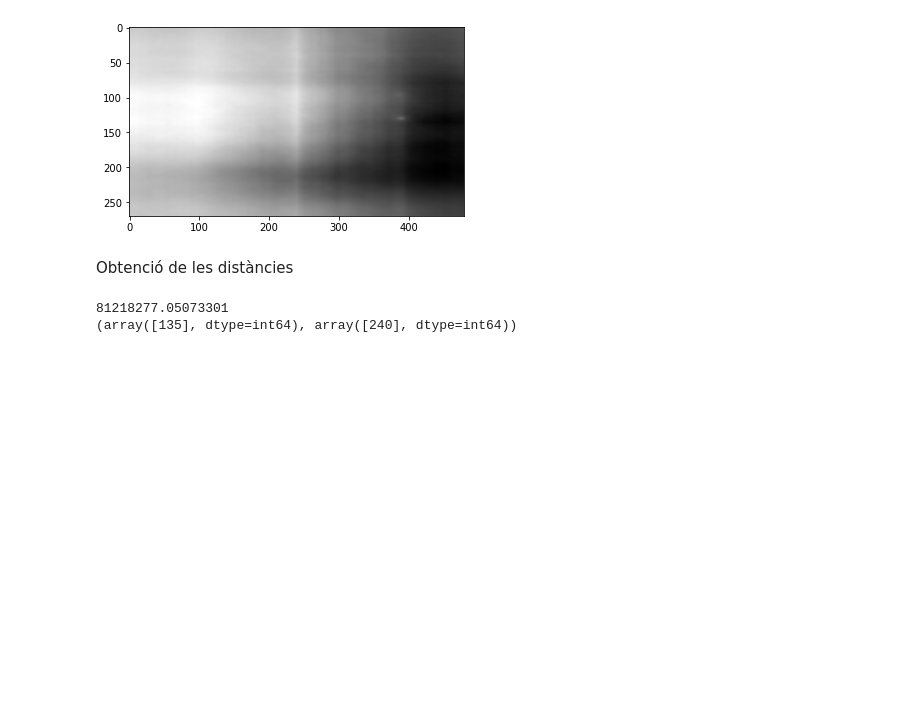
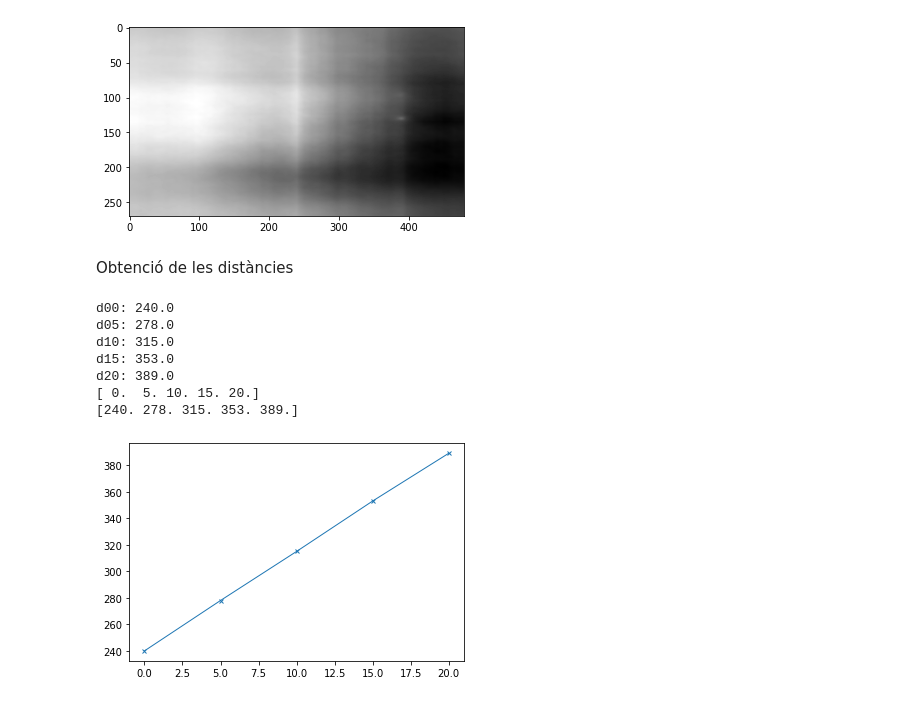
Before and after one commit to olivierleblanc/diffusercam, a Jupyter notebook: bernat/test01.ipynb, the cells around one changed output. Saved outputs shown, nothing was run; the diff lists cells and outputs as text; code cells hidden in the pictures; blank space fills up the shorter version.

```diff
--- a/bernat/test01.ipynb
+++ b/bernat/test01.ipynb
@@ -148,13 +148,50 @@ plt.show()
 [figure]
 # %% [markdown]
 Obtenció de les distàncies
-# %%
-max_value=np.amax(z1_00)
-max_pos=np.where(z1_00==max_value)
-# max_pos=float(max_pos)
-
-print(max_value)
-print(max_pos)
-# %% [output]
-81218277.05073301
-(array([135], dtype=int64), array([240], dtype=int64))
+# %%
+#d00
+d00_max_value=np.amax(z1_00)
+[d00_max_pos_x, d00_max_pos_y]=np.where(z1_00==d00_max_value)
+d00_max_pos_y=float(d00_max_pos_y)
+print('d00:',d00_max_pos_y)
+
+#d05
+d05_max_value=np.amax(z1_05[:,250:300])
+[d05_max_pos_x, d05_max_pos_y]=np.where(z1_05[:,250:300]==d05_max_value)
+d05_max_pos_y=float(d05_max_pos_y)+250
+print('d05:',d05_max_pos_y)
+
+#d10
+d10_max_value=np.amax(z1_10[:,300:3500])
+[d10_max_pos_x, d10_max_pos_y]=np.where(z1_10[:,300:350]==d10_max_value)
+d10_max_pos_y=float(d10_max_pos_y)+300
+print('d10:',d10_max_pos_y)
+
+#d15
+d15_max_value=np.amax(z1_15[:,340:400])
+[d15_max_pos_x, d15_max_pos_y]=np.where(z1_15[:,340:400]==d15_max_value)
+d15_max_pos_y=float(d15_max_pos_y)+340
+print('d15:',d15_max_pos_y)
+
+#d20
+d20_max_value=np.amax(z1_20[100:200,380:400])
+[d20_max_pos_x, d20_max_pos_y]=np.where(z1_20[100:200,380:400]==d20_max_value)
+d20_max_pos_y=float(d20_max_pos_y)+380
+print('d20:',d20_max_pos_y)
+
+#arrays
+d_array=np.array([0,5,10,15,20],dtype='float')
+px_array=np.array([d00_max_pos_y,d05_max_pos_y,d10_max_pos_y,d15_max_pos_y,d20_max_pos_y],dtype='float')
+print(d_array)
+print(px_array)
+plt.plot(d_array,px_array,marker='x',linewidth=1,markersize=4)
+plt.show()
+# %% [output]
+d00: 240.0
+d05: 278.0
+d10: 315.0
+d15: 353.0
+d20: 389.0
+[ 0.  5. 10. 15. 20.]
+[240. 278. 315. 353. 389.]
+[figure, added]
```
Also changed, not shown: parts of 3 cells of this notebook.
